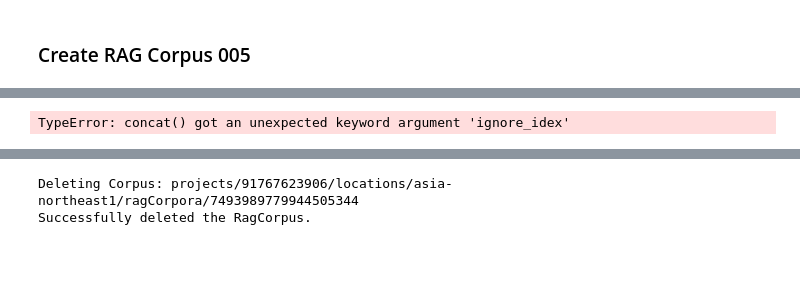
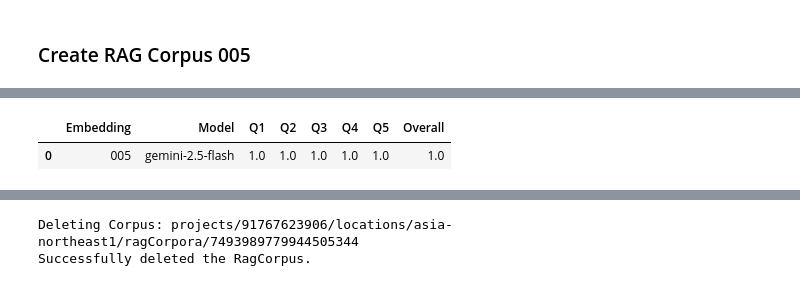
Before and after one commit to chayuthpong31/Lab1-RAG, a Jupyter notebook: lab1_intro_to_rag.ipynb, the cells around one changed output, grey strips where cells are left out. Cells and saved outputs as stored; diff of their text form; code cells hidden in the pictures; blank space fills up the shorter version.

```diff
--- a/lab1_intro_to_rag.ipynb
+++ b/lab1_intro_to_rag.ipynb
@@ -579,76 +622,89 @@ rag_corpus = rag.create_corpus(
     ),
 )
 # %%
+
+import time
 import pandas as pd
-import time
-
-data = [
-  {"query":"หลักสูตรวิศวกรรมคอมพิวเตอร์ภาคปกติเรียนกี่หน่วยกิต?", "recall": 0},
-  {"query":"วิชา CPE 402 มีวิชาบังคับก่อนไหม?", "recall": 0},
-  {"query":"วิชา Database เรียนชั้นปีที่เท่าไหร่?", "recall": 0},
-  {"query":"วิชา CPE 333 เรียนเกี่ยวกับอะไร?", "recall": 0},
-  {"query":"ชั้นปีที่ 3 เรียนวิชาอะไรบ้าง?", "recall": 0}
-]
-
-llm_model = [
-    "gemini-2.5-flash",
-    "gemini-2.5-pro"
-]
 
 chunk_data()
 rag_retrieval_tool = create_rag_retrieval_tool(rag_corpus)
 
+llm_model = [
+    "gemini-2.5-flash"
+]
+
+data = [
+    {"query":"หลักสูตรวิศวกรรมคอมพิวเตอร์ภาคปกติเรียนกี่หน่วยกิต?", "recall": 0},
+    {"query":"วิชา CPE 402 มีวิชาบังคับก่อนไหม?", "recall": 0},
+    {"query":"วิชา Database เรียนชั้นปีที่เท่าไหร่?", "recall": 0},
+    {"query":"วิชา CPE 333 เรียนเกี่ยวกับอะไร?", "recall": 0},
+    {"query":"ชั้นปีที่ 3 เรียนวิชาอะไรบ้าง?", "recall": 0}
+]
+
 gt_results = {}
 
-print("--- Start Finding Ground Truth ---")
+print("\n" + "="*50)
+print("--- Start Finding Ground Truth (Step a) ---")
+print("="*50)
+
 for i, item in enumerate(data):
     success = False
     while not success:
         try:
+            # ใช้ฟังก์ชันใหม่ที่สั่ง Print ข้อมูลออกมาด้วย
             gt_ids = ground_truth_id(item["query"], "gemini-2.5-flash", rag_retrieval_tool)
             gt_results[i] = gt_ids
             print(f"Done for Q{i+1}")
             success = True
-            time.sleep(15)
+            time.sleep(10)
         except Exception as e:
             if "429" in str(e):
-                print("Quata Limit sleep 45s...")
-                time.sleep(45)
+                print("Quota Limit sleep 30s...")
+                time.sleep(30)
             else:
                 print(f"Error : {e}")
                 break
 
 results = []
 
+print("\n" + "="*50)
+print("--- Testing Embedding 002 Evaluation (Step b) ---")
+print("="*50)
+
 for llm_name in llm_model:
-    print(f"\n--- Testing Embedding 005 with {llm_name} ---")
+    print(f"\n[Model Testing]: {llm_name}")
     scores = []
 
     for i in range(len(data)):
+        print(f"\n>>> Question {i+1}: {data[i]['query']}")
+
+        # แสดง Top 10 Retrieval ตามโจทย์ข้อ b
+        show_top_k_results(data[i]["query"], rag_retrieval_tool)
+
         success = False
         while not success:
             try:
-                # Calculate Recall@10k
+                # คำนวณ Recall ตามโค้ดเดิมของคุณ
                 score = recall_at_10(data[i]["query"], llm_name, rag_retrieval_tool, gt_results[i])
                 scores.append(score)
-                print(f"Q{i+1} Recall: {score}")
+                print(f"✅ Q{i+1} Recall Score: {score}")
                 success = True
-                time.sleep(15)
+                time.sleep(10)
             except Exception as e:
                 if "429" in str(e):
-                    print("Quata Limit sleep 45s")
-                    time.sleep(45)
+                    time.sleep(30)
                 else:
                     print(f"Error: {e}")
                     success = True
                     scores.append(0)
 
     overall = sum(scores) / len(scores)
-    row = ['002', llm_name]
+    row = ['005', llm_name]
     results.append(row + scores + [overall])
 
-
+# สร้าง DataFrame สรุป
 df2 = pd.DataFrame(results, columns=["Embedding", "Model", "Q1", "Q2", "Q3", "Q4", "Q5", "Overall"])
+display(df2)
 # %% [output]
 Start reading and chunking data in gcs bucket  gs://kmutt-rag-lab-1/RAG_LAP1/cpe_bachelor_reg.pdf  ...
 Chunking of data in Public GCS Bucket done.
@@ -670,4 +726,5 @@ Q5 Recall: 0.4
-TypeError: concat() got an unexpected keyword argument 'ignore_idex'
+|  | Embedding | Model | Q1 | Q2 | Q3 | Q4 | Q5 | Overall |
+| 0 | 005 | gemini-2.5-flash | 1.0 | 1.0 | 1.0 | 1.0 | 1.0 | 1.0 |
 # %%
 df = pd.concat([df1,df2], ignore_index=True)
 display(df)
```
Also changed, not shown: parts of 11 cells of this notebook.
